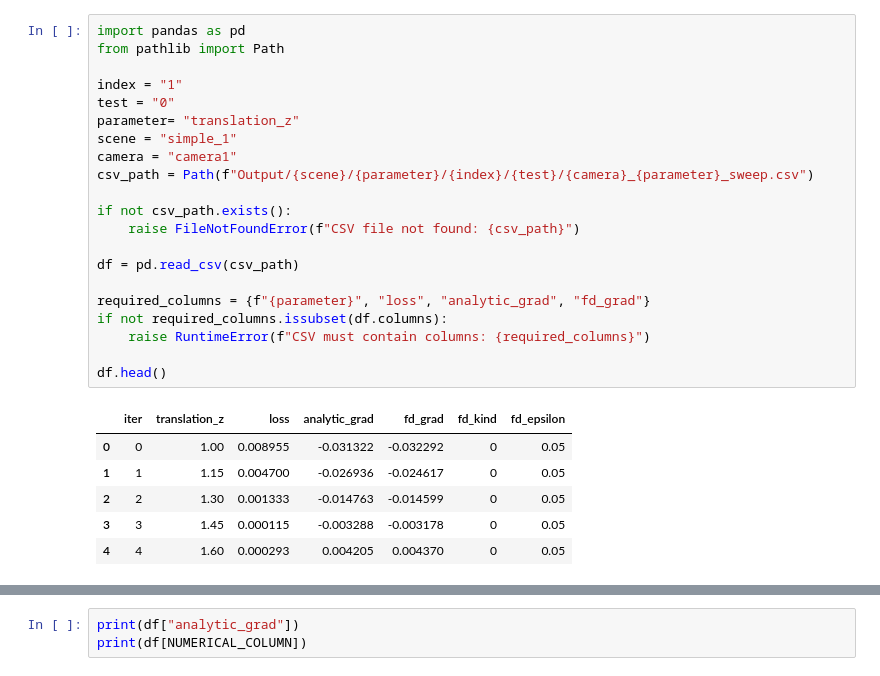
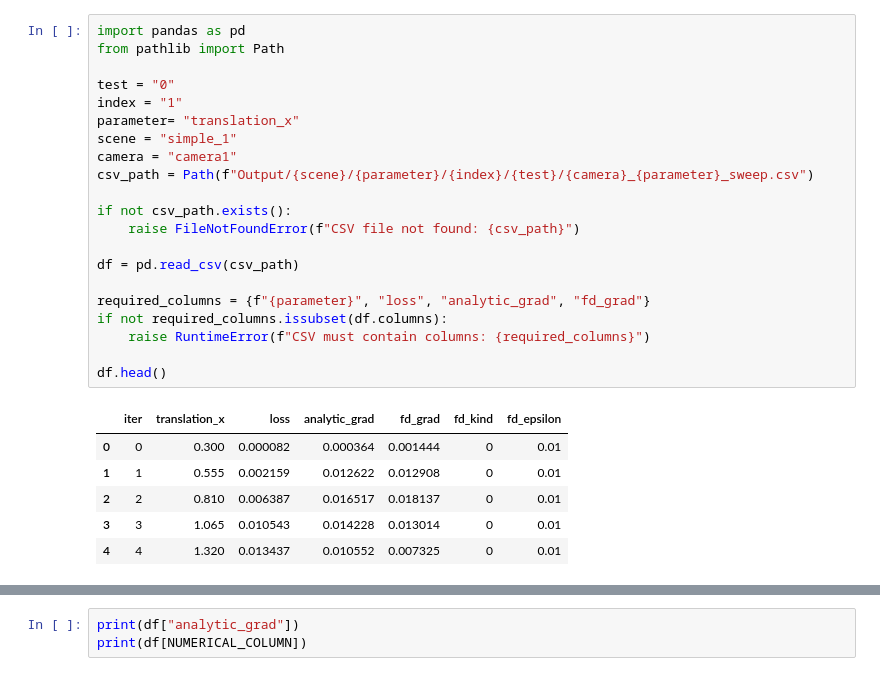
Before and after one commit to M-Gjerde/DifferentiablePointRendering, a Jupyter notebook: python/finite_difference/notebook_scatter_2.ipynb, the cells around one changed output, grey strips where cells are left out. Saved outputs shown, nothing was run; the diff lists cells and outputs as text.

Commit message:
WIP need some good test cases

```diff
--- a/python/finite_difference/notebook_scatter_2.ipynb
+++ b/python/finite_difference/notebook_scatter_2.ipynb
@@ -1,31 +1,31 @@
 # %%
 import pandas as pd
 from pathlib import Path
 
+test = "0"
 index = "1"
-test = "0"
-parameter= "translation_z"
+parameter= "translation_x"
 scene = "simple_1"
 camera = "camera1"
 csv_path = Path(f"Output/{scene}/{parameter}/{index}/{test}/{camera}_{parameter}_sweep.csv")
 
 if not csv_path.exists():
     raise FileNotFoundError(f"CSV file not found: {csv_path}")
 
 df = pd.read_csv(csv_path)
 
 required_columns = {f"{parameter}", "loss", "analytic_grad", "fd_grad"}
 if not required_columns.issubset(df.columns):
     raise RuntimeError(f"CSV must contain columns: {required_columns}")
 
 df.head()
 # %% [output]
-|  | iter | translation_z | loss | analytic_grad | fd_grad | fd_kind | fd_epsilon |
-| 0 | 0 | 1.00 | 0.008955 | -0.031322 | -0.032292 | 0 | 0.05 |
-| 1 | 1 | 1.15 | 0.004700 | -0.026936 | -0.024617 | 0 | 0.05 |
-| 2 | 2 | 1.30 | 0.001333 | -0.014763 | -0.014599 | 0 | 0.05 |
-| 3 | 3 | 1.45 | 0.000115 | -0.003288 | -0.003178 | 0 | 0.05 |
-| 4 | 4 | 1.60 | 0.000293 | 0.004205 | 0.004370 | 0 | 0.05 |
+|  | iter | translation_x | loss | analytic_grad | fd_grad | fd_kind | fd_epsilon |
+| 0 | 0 | 0.300 | 0.000082 | 0.000364 | 0.001444 | 0 | 0.01 |
+| 1 | 1 | 0.555 | 0.002159 | 0.012622 | 0.012908 | 0 | 0.01 |
+| 2 | 2 | 0.810 | 0.006387 | 0.016517 | 0.018137 | 0 | 0.01 |
+| 3 | 3 | 1.065 | 0.010543 | 0.014228 | 0.013014 | 0 | 0.01 |
+| 4 | 4 | 1.320 | 0.013437 | 0.010552 | 0.007325 | 0 | 0.01 |
 # %%
 import matplotlib.pyplot as plt
 
```
Also changed, not shown: parts of 5 cells of this notebook, 3 other files.
